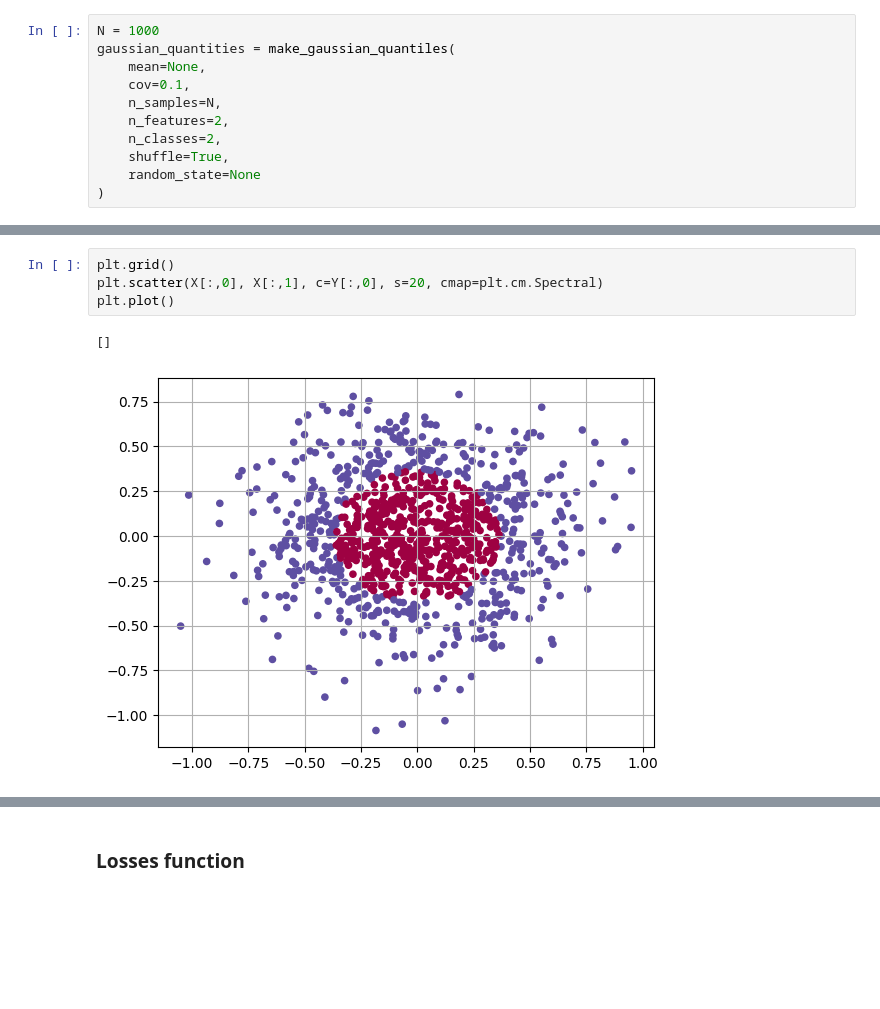
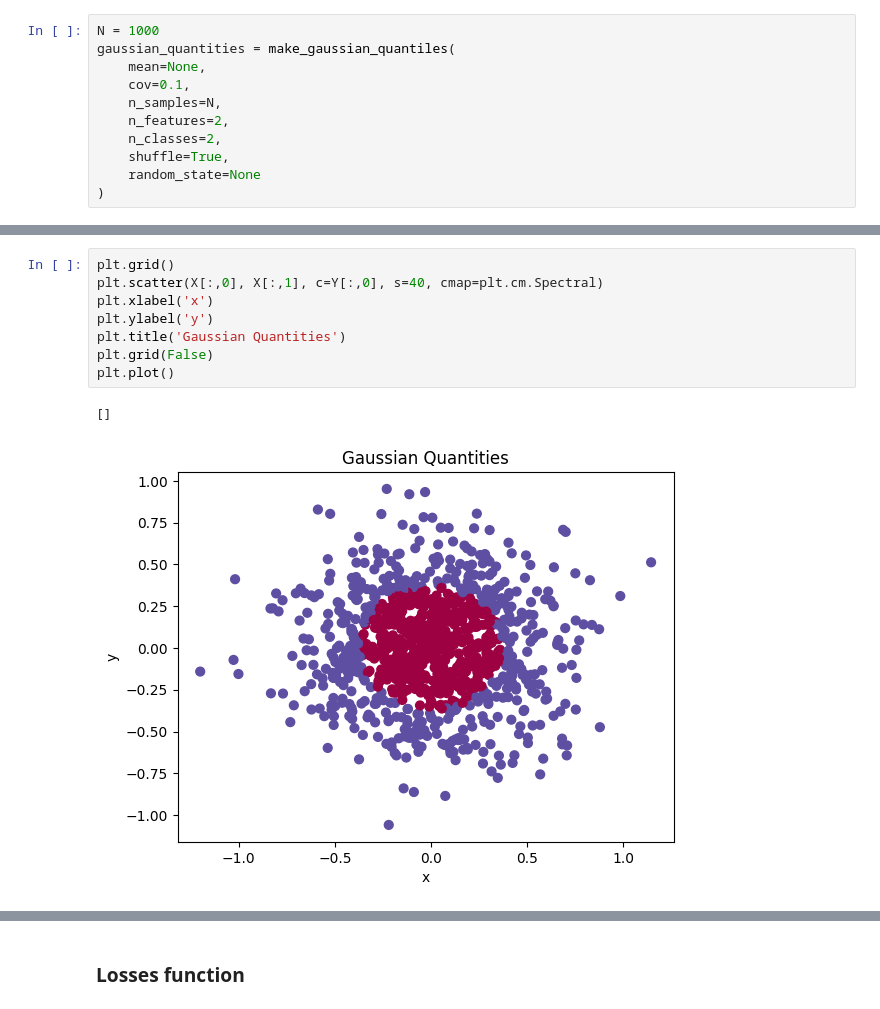
Before and after one commit to DanielSarmiento04/neural_network, a Jupyter notebook: examples/classification/main.ipynb, the cells around one changed output, grey strips where cells are left out. Saved outputs shown, nothing was run; the diff lists cells and outputs as text; blank space fills up the shorter version.

```diff
--- a/examples/classification/main.ipynb
+++ b/examples/classification/main.ipynb
@@ -32,8 +31,12 @@ NameError: name 'gaussian_quantities' is not defined
 # %%
 plt.grid()
-plt.scatter(X[:,0], X[:,1], c=Y[:,0], s=20, cmap=plt.cm.Spectral)
+plt.scatter(X[:,0], X[:,1], c=Y[:,0], s=40, cmap=plt.cm.Spectral)
+plt.xlabel('x')
+plt.ylabel('y')
+plt.title('Gaussian Quantities')
+plt.grid(False)
 plt.plot()
 # %% [output]
 []
-[figure, old version]
+[figure, new version]
 # %%
```
Also changed, not shown: parts of 16 cells of this notebook, 2 other files.
